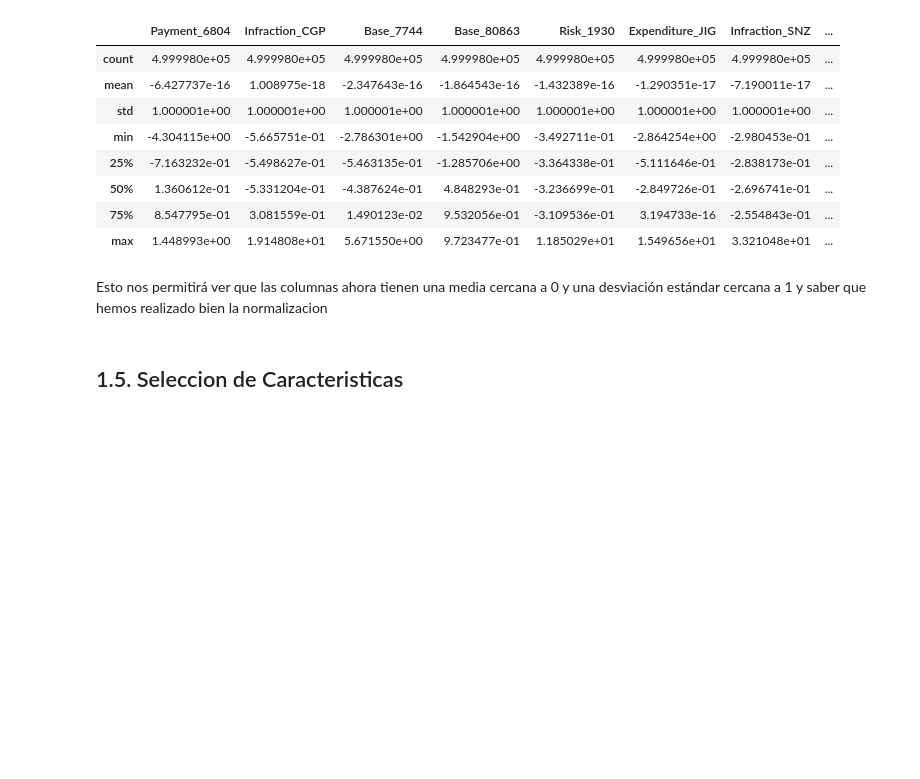
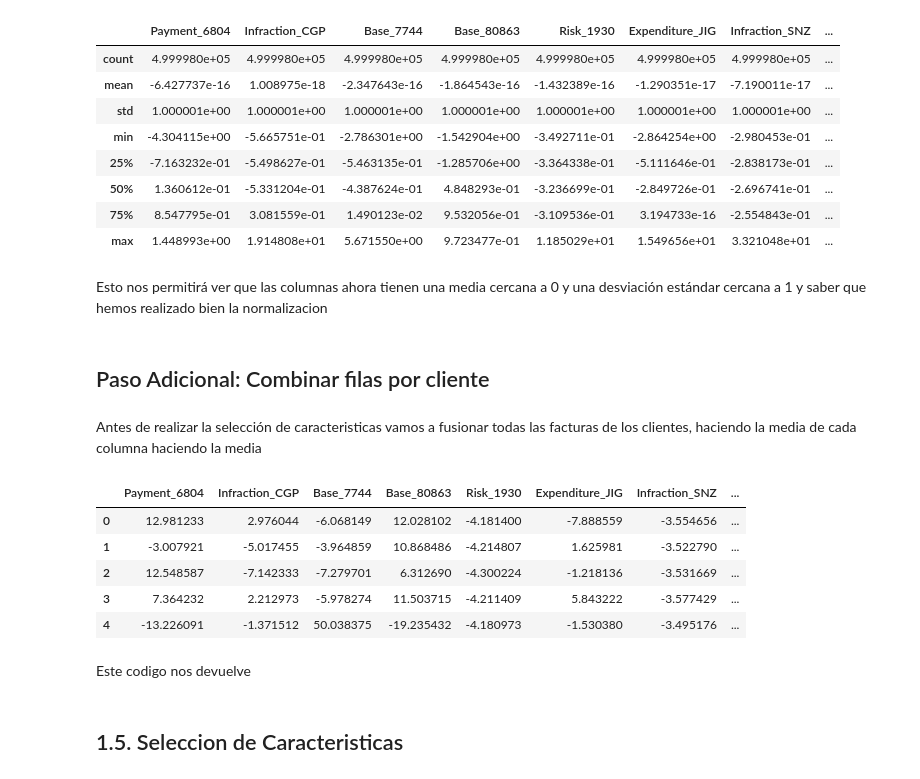
Before and after one commit to AndreesBenitoo/Practica_AA_Andres_Pedro, a Jupyter notebook: preprocess.ipynb, the cells around one changed output. Saved outputs shown, nothing was run; the diff lists cells and outputs as text; code cells hidden in the pictures; blank space fills up the shorter version.

Commit message:
combinar filas por cliente

```diff
--- a/preprocess.ipynb
+++ b/preprocess.ipynb
@@ -488,6 +503,52 @@ df[numerical_columns].describe()
 | max | 1.448993e+00 | 1.914808e+01 | 5.671550e+00 | 9.723477e-01 | 1.185029e+01 | 1.549656e+01 | 3.321048e+01 | ... |
 # %% [markdown]
 Esto nos permitirá ver que las columnas ahora tienen una media cercana a 0 y una desviación estándar cercana a 1 y saber que hemos realizado bien la normalizacion
+# %% [markdown]
+## Paso Adicional: Combinar filas por cliente
+# %% [markdown]
+Antes de realizar la selección de caracteristicas vamos a fusionar todas las facturas de los clientes, haciendo la media de cada columna haciendo la media
+# %%
+#Selección de columnas numéricas
+numerical_columns = df.select_dtypes(include=['number']).columns
+
+#Inicialización de diccionarios para la agregación
+client_dict = {col: 0.0 for col in numerical_columns}
+client_dict['ID'] = ""
+df_dict = {col: [] for col in numerical_columns}
+df_dict['ID'] = []
+
+#Inicialización del primer cliente
+client = df['ID'].iloc[0]
+
+#Iteración por filas del DataFrame df
+for i, row in df.iterrows():
+    if client != row['ID']:
+        for key in client_dict:
+            df_dict[key].append(client_dict[key])
+        client_dict = {col: 0.0 for col in numerical_columns}
+        client = row['ID']
+    row_dict = row.to_dict()
+    client_dict['ID'] = row['ID']
+    for key in client_dict.keys():
+        client_dict[key] += row_dict[key]
+
+#Añadir el último cliente al diccionario
+for key in client_dict:
+    df_dict[key].append(client_dict[key])
+
+#Creación de un nuevo dataframe
+new_df = pd.DataFrame(df_dict)
+# %%
+new_df.head()
+# %% [output]
+|  | Payment_6804 | Infraction_CGP | Base_7744 | Base_80863 | Risk_1930 | Expenditure_JIG | Infraction_SNZ | ... |
+| 0 | 12.981233 | 2.976044 | -6.068149 | 12.028102 | -4.181400 | -7.888559 | -3.554656 | ... |
+| 1 | -3.007921 | -5.017455 | -3.964859 | 10.868486 | -4.214807 | 1.625981 | -3.522790 | ... |
+| 2 | 12.548587 | -7.142333 | -7.279701 | 6.312690 | -4.300224 | -1.218136 | -3.531669 | ... |
+| 3 | 7.364232 | 2.212973 | -5.978274 | 11.503715 | -4.211409 | 5.843222 | -3.577429 | ... |
+| 4 | -13.226091 | -1.371512 | 50.038375 | -19.235432 | -4.180973 | -1.530380 | -3.495176 | ... |
+# %% [markdown]
+Este codigo nos devuelve
 # %% [markdown]
 ## 1.5. Seleccion de Caracteristicas
 # %% [markdown]
```
Also changed, not shown: parts of 3 cells of this notebook.
